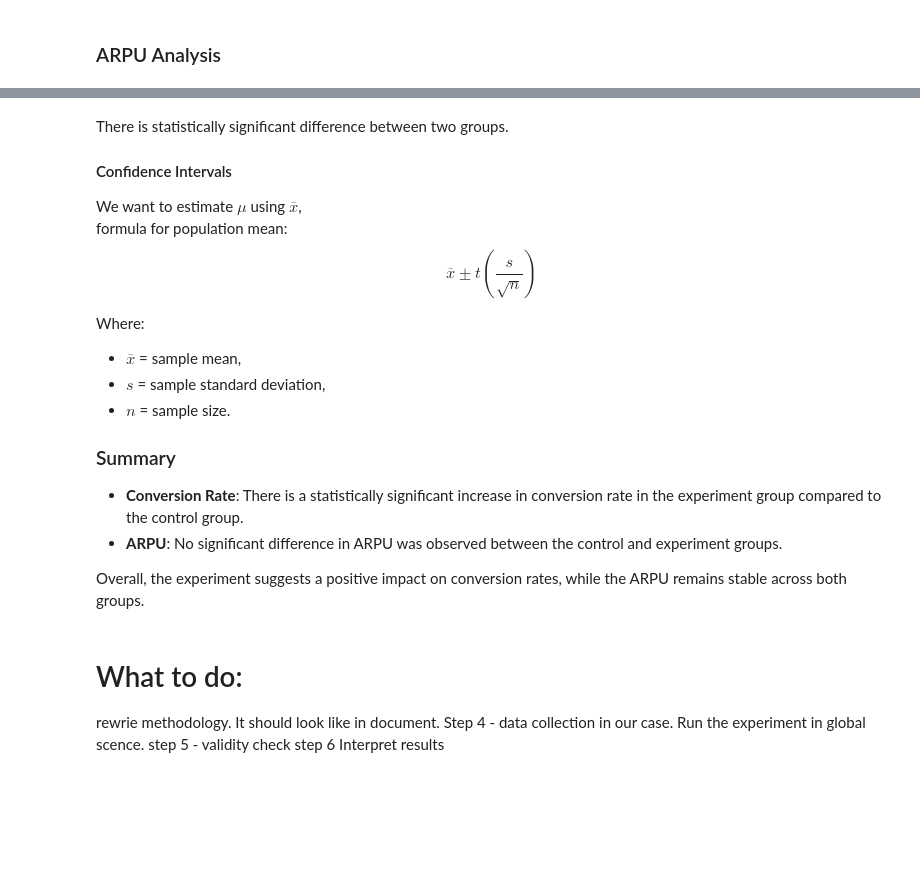
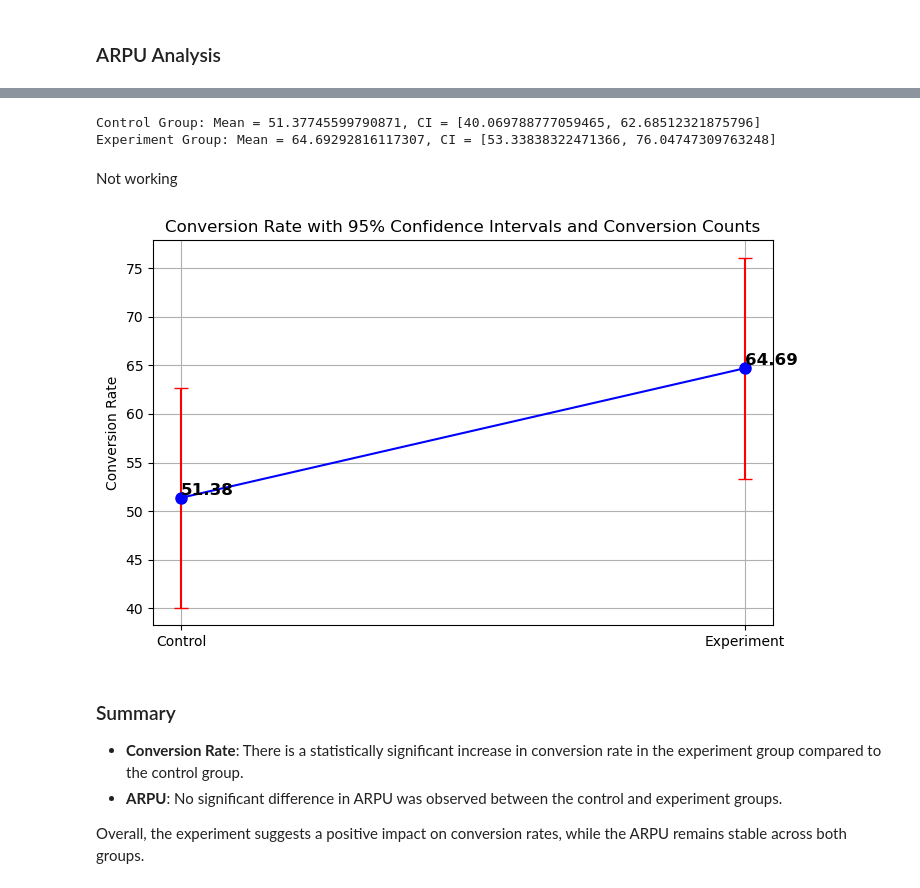
Before and after one commit to S0la1re/Product-Ranking-AB-Testing, a Jupyter notebook: main.ipynb, the cells around one changed output, grey strips where cells are left out. Cells and saved outputs as stored; diff of their text form; code cells hidden in the pictures; blank space fills up the shorter version.

```diff
--- a/main.ipynb
+++ b/main.ipynb
@@ -546,27 +548,67 @@ Name: purchase_amount, Length: 111, dtype: float64
+# %%
+# Calculate mean
+mean_control = control_group_purchases.mean()
+mean_experiment = experiment_group_purchases.mean()
+
+std_control = control_group_purchases.std(axis=0)
+std_experiment = experiment_group_purchases.std(axis=0)
+
+n_control = len(control_group_purchases)
+n_experiment = len(experiment_group_purchases)
+
+# Degrees of freedom
+degrees_of_freedom_control = n_control - 1
+degrees_of_freedom_experiment = n_experiment - 1
+
+# T-scores for a 95% confidence interval
+confidence_level = 0.975  # Two-tailed test
+t_score_control = stats.t.ppf(confidence_level, df=degrees_of_freedom_control)
+t_score_experiment = stats.t.ppf(confidence_level, df=degrees_of_freedom_experiment)
+
+# Calculate the margin of error (confidence interval) for both groups
+margin_of_error_control1 = t_score_control * (std_control / np.sqrt(n_control))
+margin_of_error_experiment1 = t_score_experiment * (std_experiment / np.sqrt(n_experiment))
+
+# Upper and lower bounds
+lower_bound_control1 = mean_control - margin_of_error_control1
+upper_bound_control1 = mean_control + margin_of_error_control1
+
+lower_bound_experiment1 = mean_experiment - margin_of_error_experiment1
+upper_bound_experiment1 = mean_experiment + margin_of_error_experiment1
+
+# Print results
+print(f"Control Group: Mean = {mean_control}, CI = [{lower_bound_control1}, {upper_bound_control1}]")
+print(f"Experiment Group: Mean = {mean_experiment}, CI = [{lower_bound_experiment1}, {upper_bound_experiment1}]")
+# %% [output]
+Control Group: Mean = 51.37745599790871, CI = [40.069788777059465, 62.68512321875796]
+Experiment Group: Mean = 64.69292816117307, CI = [53.33838322471366, 76.04747309763248]
+# %% [markdown]
+Not working
+# %%
+# Data points
+categories = ['Control', 'Experiment']
+means = [mean_control, mean_experiment]
+errors = [margin_of_error_control1, margin_of_error_experiment1]
+
+# Plotting
+plt.figure(figsize=(8, 5))
+plt.errorbar(categories, means, yerr=errors, fmt='o', capsize=5, markersize=8, linestyle='-', color='b', ecolor='r')
+
+# Adding the exact number of conversions on top of the dots
+for i, (category, mean) in enumerate(zip(categories, means)):
+    plt.text(i, mean + 0.005, f'{mean:.2f}', ha='left', va='bottom', fontsize=12, fontweight='bold', color='black')
+
+# Title and labels
+plt.title('Conversion Rate with 95% Confidence Intervals and Conversion Counts')
+plt.ylabel('Conversion Rate')
+plt.grid(True)
+plt.show()
+# %% [output]
+[figure, added]
 # %% [markdown]
-There is statistically significant difference between two groups.
-
-#### Confidence Intervals
-
-We want to estimate $\mu$ using $\overline{x}$,<br>
-formula for population mean:
-$$\overline{x} \pm t \left(\frac{s}{\sqrt{n}}\right)$$
-
-Where:
-- $\overline{x}$ = sample mean,
-- $s$ = sample standard deviation,
-- $n$ = sample size.
-
-
 ### Summary
 
 - **Conversion Rate**: There is a statistically significant increase in conversion rate in the experiment group compared to the control group.
 - **ARPU**: No significant difference in ARPU was observed between the control and experiment groups.
 
 Overall, the experiment suggests a positive impact on conversion rates, while the ARPU remains stable across both groups.
-# %% [markdown]
-# What to do:
-rewrie methodology. It should look like in document.
-Step 4 - data collection in our case. Run the experiment in global scence.
-step 5 - validity check
-step 6 Interpret results
```
Also changed, not shown: parts of 4 cells of this notebook.
